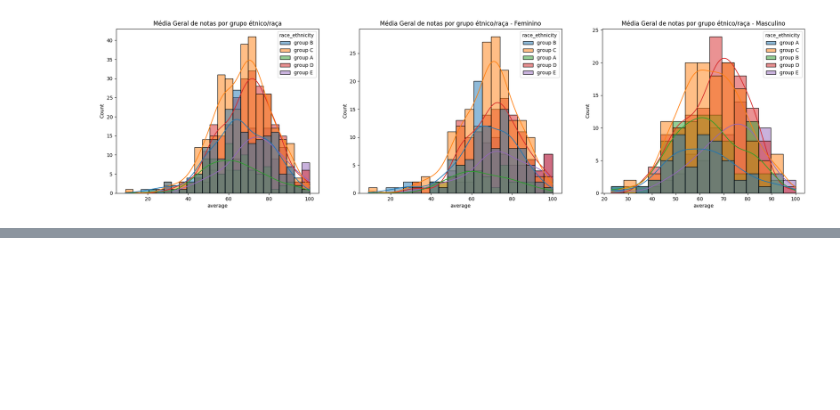
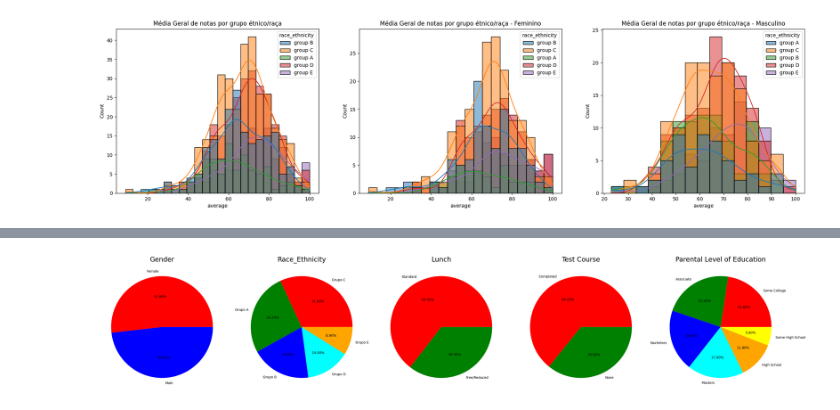
Before and after one commit to Gabrielxdev/ML_Project, a Jupyter notebook: notebook/EDA.ipynb, the cells around one changed output, grey strips where cells are left out. Saved outputs shown, nothing was run; the diff lists cells and outputs as text; code cells hidden in the pictures; blank space fills up the shorter version.

```diff
--- a/notebook/EDA.ipynb
+++ b/notebook/EDA.ipynb
@@ -332,0 +418,54 @@ plt.show()
+# %%
+plt.rcParams['figure.figsize'] = (30, 12)
+
+plt.subplot(1, 5, 1)
+size = df['gender'].value_counts()
+labels = 'Female', 'Male'
+color = ['red', 'blue']
+
+plt.pie(size,  colors = color, labels = labels, autopct = '%.2f%%')
+plt.title('Gender', fontsize = 20)
+plt.axis('off')
+
+
+plt.subplot(1,5,2)
+size = df['race_ethnicity'].value_counts()
+labels = 'Grupo C', 'Grupo A', 'Grupo B', 'Grupo D', 'Grupo E'
+color = ['red', 'green', 'blue', 'cyan', 'orange']
+
+plt.pie(size, colors = color, labels = labels, autopct = '%.2f%%')
+plt.title('Race_Ethnicity', fontsize = 20)
+plt.axis('off')
+
+plt.subplot(1,5,3)
+size = df['lunch'].value_counts()
+labels = 'Standard', 'Free/Reduced'
+color = ['red', 'green']
+
+plt.pie(size, colors = color, labels = labels, autopct = '%.2f%%')
+plt.title('Lunch', fontsize = 20)
+plt.axis('off')
+
+plt.subplot(1,5,4)
+size = df['test_preparation_course'].value_counts()
+labels = 'Completed', 'None'
+color = ['red', 'green']
+
+plt.pie(size, colors = color, labels = labels, autopct = '%.2f%%')
+plt.title('Test Course', fontsize = 20)
+plt.axis('off')
+
+plt.subplot(1,5,5)
+size = df['parental_level_of_education'].value_counts()
+labels = 'Some College', 'Associate', 'Bachelors', 'Masters', 'High School', 'Some High School'
+color = ['red', 'green', 'blue', 'cyan', 'orange', 'yellow']
+
+plt.pie(size, colors = color, labels = labels, autopct = '%.2f%%')
+plt.title('Parental Level of Education', fontsize = 20)
+plt.axis('off')
+
+
+plt.tight_layout() #ajusta o layout para que não haja sobreposição de elementos.
+plt.show()
+# %% [output]
+[figure, added]
```
Also changed, not shown: parts of 4 cells of this notebook.
